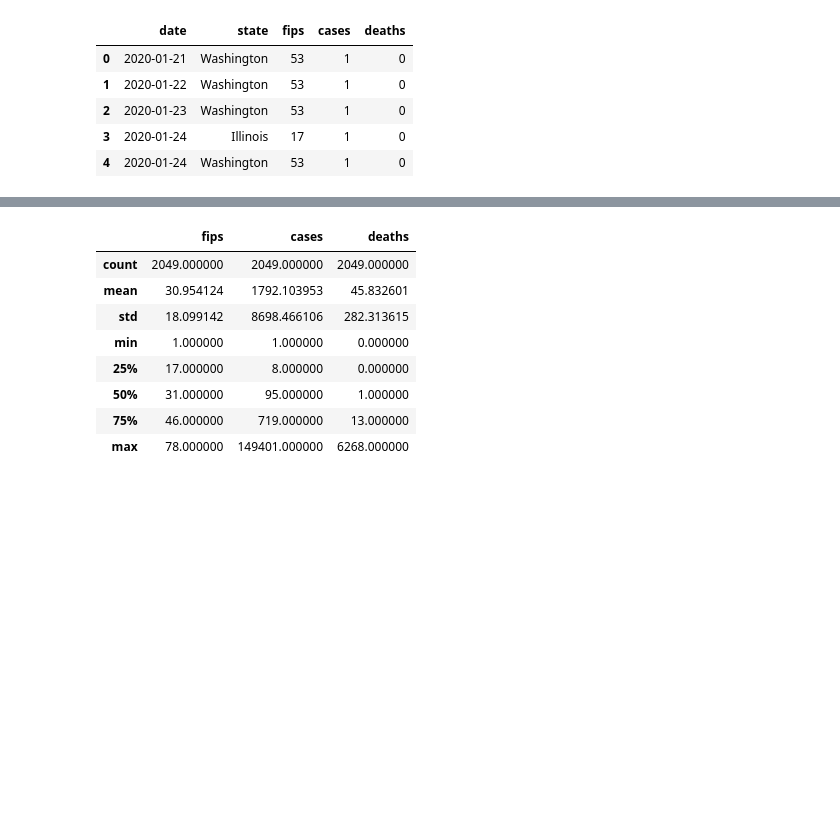
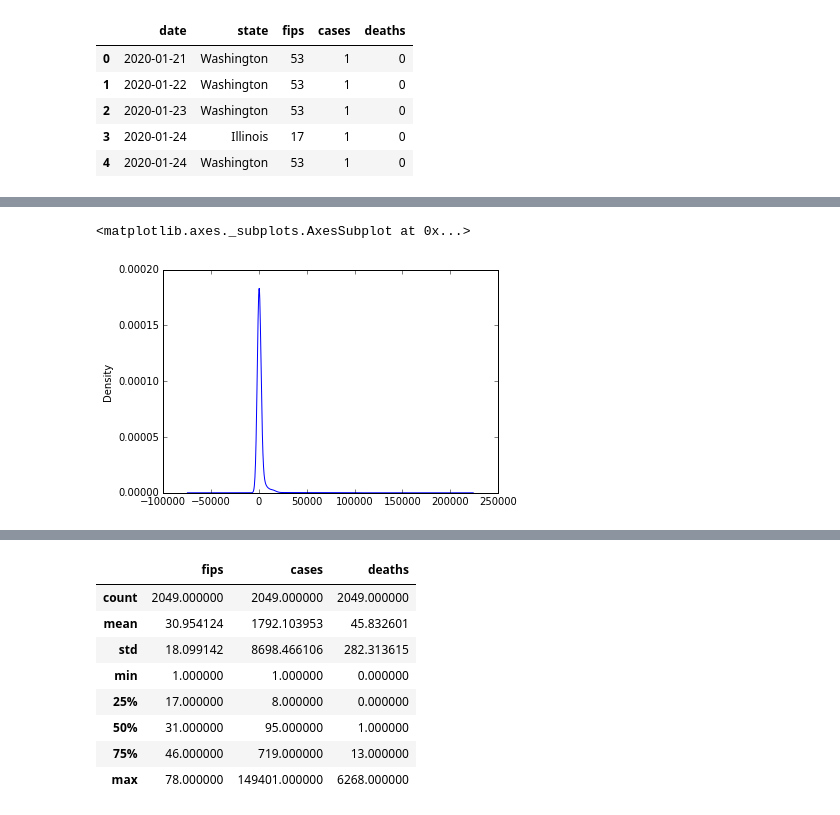
Before and after one commit to MohammadHeydari/DataScience, a Jupyter notebook: Amir_1_project.ipynb, the cells around one changed output, grey strips where cells are left out. Saved outputs shown, nothing was run; the diff lists cells and outputs as text; code cells hidden in the pictures; blank space fills up the shorter version.

```diff
--- a/Amir_1_project.ipynb
+++ b/Amir_1_project.ipynb
@@ -49,0 +75,5 @@ death_by_state
+# %%
+covid19_states['cases'].plot(kind='kde')
+# %% [output]
+<matplotlib.axes._subplots.AxesSubplot at 0x...>
+[figure, added]
```
Also changed, not shown: parts of 24 cells of this notebook.
